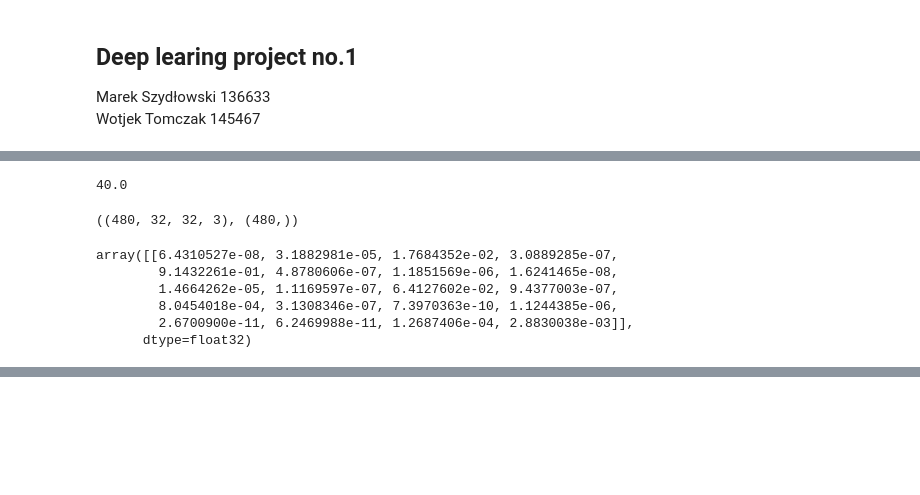
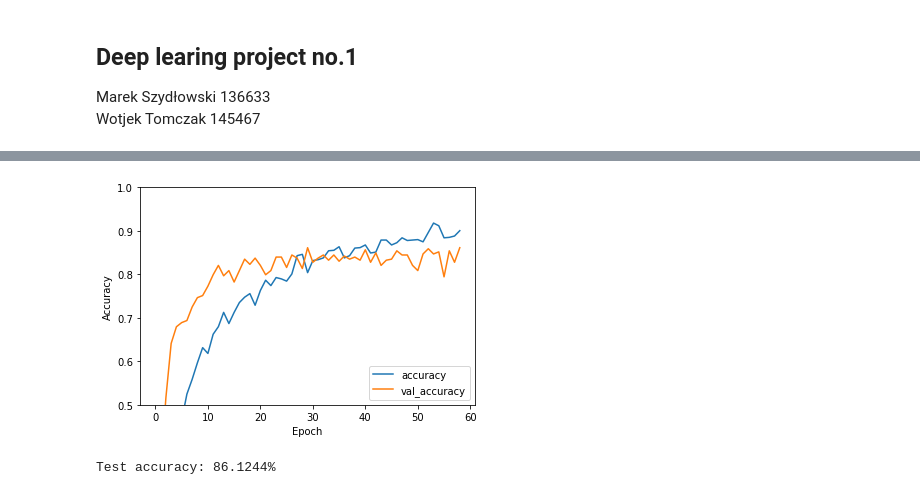
Before and after one commit to Vosloo/image-classifier, a Jupyter notebook: project.ipynb, the cells around one changed output, grey strips where cells are left out. Saved outputs shown, nothing was run; the diff lists cells and outputs as text; code cells hidden in the pictures; blank space fills up the shorter version.

Commit message:
Changed dataset; Added accuracy evaluation part 1

```diff
--- a/project.ipynb
+++ b/project.ipynb
@@ -306,38 +219,21 @@ X_train[0].shape
 # %%
 model = models.Sequential()
 
-model.add(
-    layers.Conv2D(
-        filters=32,
-        kernel_size=(3, 3),
-        padding="same",
-        activation="relu",
-        input_shape=X_train[0].shape,
-    )
-)
+model.add(layers.Conv2D(32, (3, 3), activation='relu', padding="same", input_shape=X_train[0].shape))
 model.add(layers.MaxPooling2D((2, 2)))
-model.add(layers.BatchNormalization())
-
-model.add(
-    layers.Conv2D(filters=64, kernel_size=(3, 3), padding="same", activation="relu")
-)
+model.add(layers.Conv2D(64, (3, 3), activation='relu', padding="same"))
 model.add(layers.MaxPooling2D((2, 2)))
-model.add(layers.BatchNormalization())
-
-model.add(
-    layers.Conv2D(filters=128, kernel_size=(3, 3), padding="same", activation="relu")
-)
-model.add(layers.MaxPooling2D((2, 2)))
+model.add(layers.Conv2D(64, (3, 3), activation='relu', padding="same"))
 model.add(layers.BatchNormalization())
 
 model.add(layers.Flatten())
-model.add(layers.Dropout(.65)) # .75
+model.add(layers.Dropout(.75))
 model.add(layers.Dense(64))
-model.add(layers.Dropout(.75)) # .65
+model.add(layers.Dropout(.65))
 model.add(layers.Dense(64))
-model.add(layers.Dense(len(classes_train), activation="softmax"))
+model.add(layers.Dense(len(classes), activation='softmax'))
 
-print(f"Number of classes: {len(classes_test)}")
+print(f"Number of classes: {len(classes)}")
 model.summary()
 
 early_stopping = tf.keras.callbacks.EarlyStopping(monitor="accuracy", patience=5)
@@ -376,17 +269,10 @@ ids = np.argmax(pred, axis=1)
-# %%
-np.sum(classes_test[ids] == y_test[: len(ids)]) / len(ids) * 100
-# %% [output]
-40.0
-# %%
-X_test.shape, y_test.shape
-# %% [output]
-((480, 32, 32, 3), (480,))
-# %%
-model.predict([X_test[:1]])
-# %% [output]
-array([[6.4310527e-08, 3.1882981e-05, 1.7684352e-02, 3.0889285e-07,
-        9.1432261e-01, 4.8780606e-07, 1.1851569e-06, 1.6241465e-08,
-        1.4664262e-05, 1.1169597e-07, 6.4127602e-02, 9.4377003e-07,
-        8.0454018e-04, 3.1308346e-07, 7.3970363e-10, 1.1244385e-06,
-        2.6700900e-11, 6.2469988e-11, 1.2687406e-04, 2.8830038e-03]],
-      dtype=float32)
+# %%
+plt.plot(history.history['accuracy'], label='accuracy')
+plt.plot(history.history['val_accuracy'], label = 'val_accuracy')
+plt.xlabel('Epoch')
+plt.ylabel('Accuracy')
+plt.ylim([0.5, 1])
+plt.legend(loc='lower right')
+
+test_loss, test_acc = model.evaluate(X_test, y_test_enc, verbose=2)
+# %% [output]
@@ -392,0 +280,5 @@ array([[6.4310527e-08, 3.1882981e-05, 1.7684352e-02, 3.0889285e-07,
+[figure, added]
+# %%
+print(f'Test accuracy: {round(test_acc * 100, 4)}%')
+# %% [output]
+Test accuracy: 86.1244%
```
Also changed, not shown: parts of 30 cells of this notebook.
